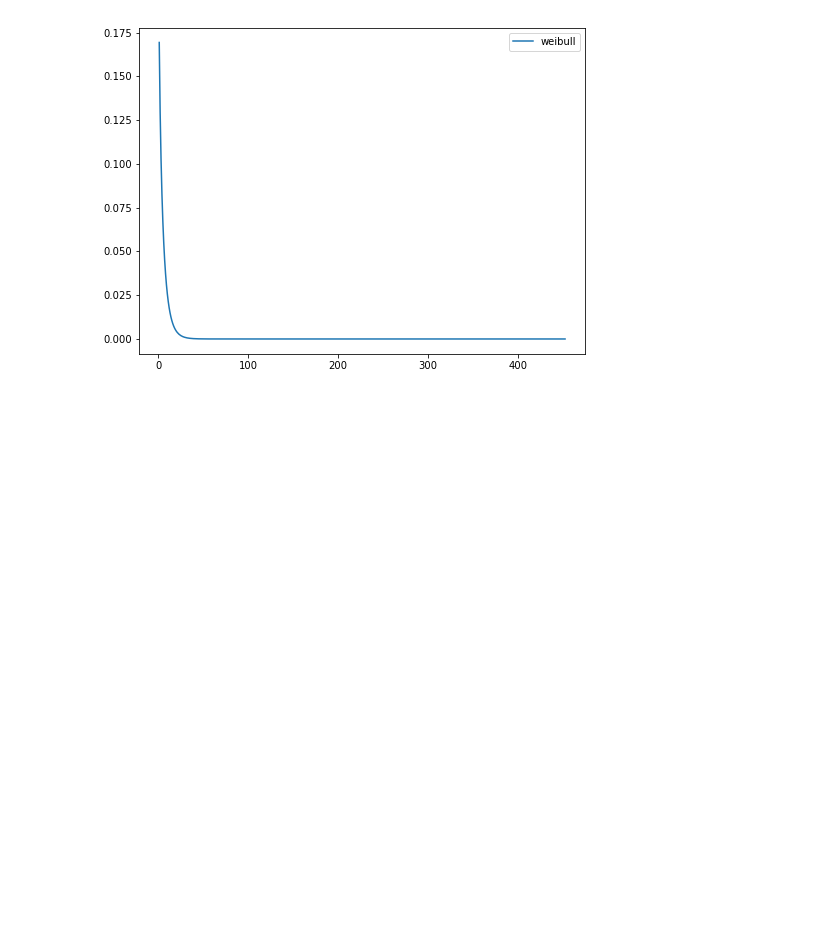
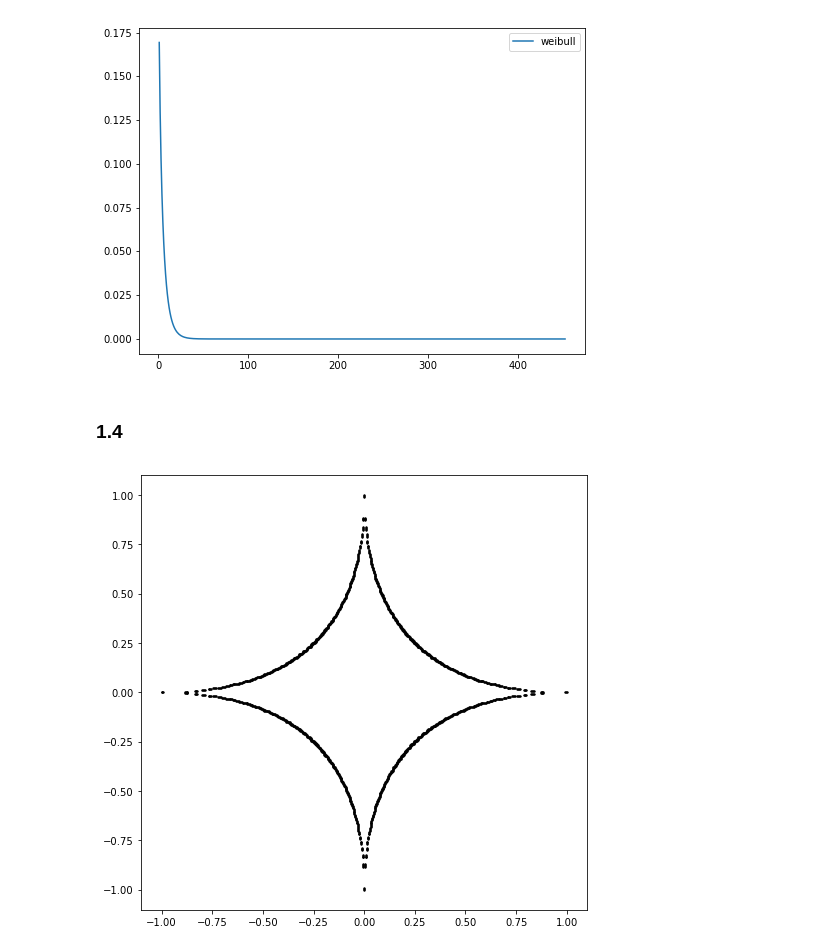
Before and after one commit to jutanke/bit_projects, a Jupyter notebook: project1/solutions.ipynb, the cells around one changed output. Saved outputs shown, nothing was run; the diff lists cells and outputs as text; code cells hidden in the pictures; blank space fills up the shorter version.

```diff
--- a/project1/solutions.ipynb
+++ b/project1/solutions.ipynb
@@ -261,3 +261,30 @@ plt.show()
 # %% [output]
 4.89665648641 0.912724353412
 [figure]
+# %% [markdown]
+### 1.4
+# %%
+from scipy.linalg import norm
+
+
+def plot_lp_norm(ax, p=2):
+    """ this function helps warming up your home!
+    """
+    x = np.linspace(-1, 1, 501)
+    y = np.linspace(-1, 1, 501)
+    points_x = []
+    points_y = []
+    for _x in x:
+        for _y in y:
+            vec = np.array([_x, _y])
+            v = norm(vec, p)
+            if v < 1.01 and v > 0.99:
+                points_x.append(_x)
+                points_y.append(_y)
+    ax.scatter(points_x, points_y, color='black', s=2)
+
+fig = plt.figure(figsize=(8, 8))
+ax = fig.add_subplot(111)
+plot_lp_norm(ax, 1/2)
+# %% [output]
+[figure, added]
```
